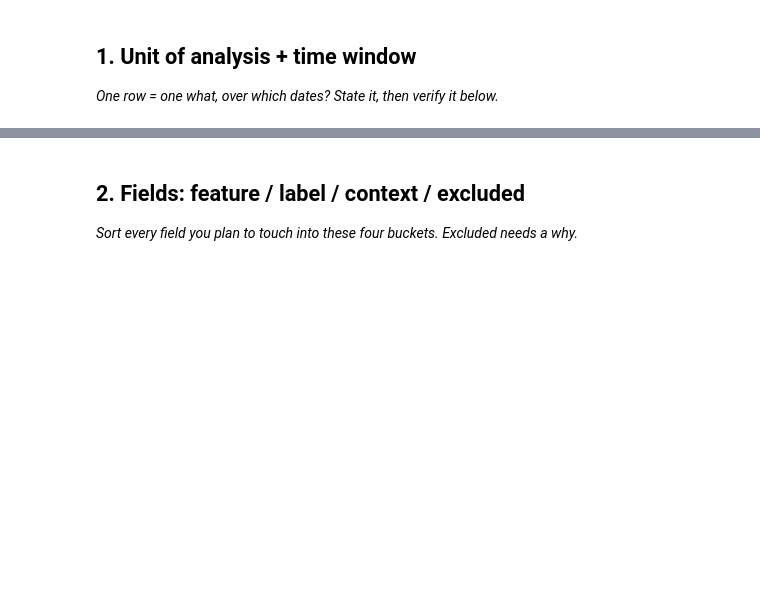
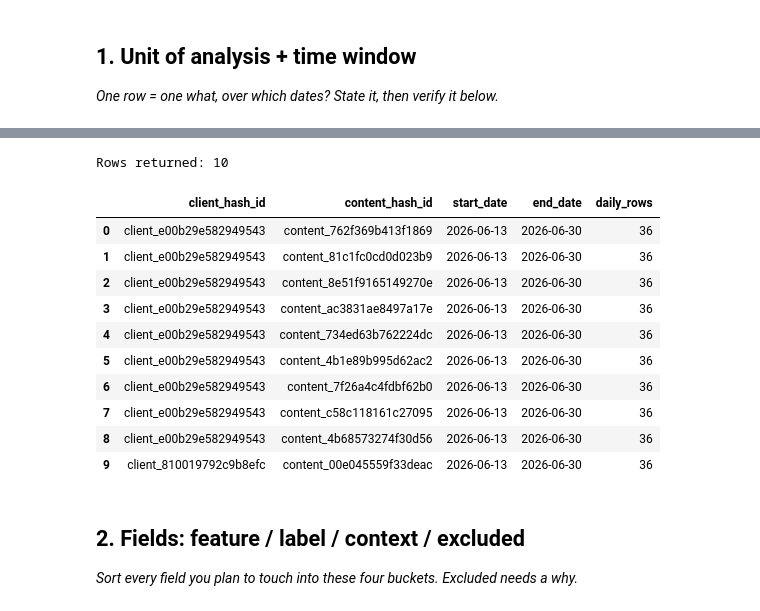
Before and after one commit to shweta1805/flyrank-ml-internship, a Jupyter notebook: work/notebooks/w03_data_contract.ipynb, the cells around one changed output, grey strips where cells are left out. Cells and saved outputs as stored; diff of their text form; code cells hidden in the pictures; blank space fills up the shorter version.

```diff
--- a/work/notebooks/w03_data_contract.ipynb
+++ b/work/notebooks/w03_data_contract.ipynb
@@ -8,0 +35,20 @@ This skeleton is yours to fill. Work the sections **in order** — each one has
+# %%
+import duckdb
+
+con = duckdb.connect()
+
+con.execute(
+    f"CREATE OR REPLACE SECRET hf "
+    f"(TYPE huggingface, TOKEN '{HF_TOKEN}')"
+)
+
+REL = "hf://datasets/FlyRank/internship-warehouse"
+
+TABLES = {
+    "dim_clients": f"read_parquet('{REL}/dim_clients.parquet')",
+    "dim_content": f"read_parquet('{REL}/dim_content.parquet')",
+    "fact_daily": f"read_parquet('{REL}/fact_content_daily_performance/**/*.parquet')",
+    "fact_query_90d": f"read_parquet('{REL}/fact_content_query_90d.parquet')",
+}
+
+print("DuckDB connected to FlyRank warehouse.")
@@ -16,3 +69,37 @@ This skeleton is yours to fill. Work the sections **in order** — each one has
+# %%
+# Verify the grain: one row per content item and client
+query = f"""
+SELECT
+    client_hash_id,
+    content_hash_id,
+    MIN(report_date) AS start_date,
+    MAX(report_date) AS end_date,
+    COUNT(*) AS daily_rows
+FROM {TABLES["fact_daily"]}
+WHERE report_date >= DATE '2026-06-01'
+  AND report_date < DATE '2026-07-01'
+GROUP BY client_hash_id, content_hash_id
+ORDER BY daily_rows DESC
+LIMIT 10
+"""
+
+grain_check = con.sql(query).df()
+
+print("Rows returned:", len(grain_check))
+grain_check
+# %% [output]
+Rows returned: 10
+|  | client_hash_id | content_hash_id | start_date | end_date | daily_rows |
+| 0 | client_e00b29e582949543 | content_762f369b413f1869 | 2026-06-13 | 2026-06-30 | 36 |
+| 1 | client_e00b29e582949543 | content_81c1fc0cd0d023b9 | 2026-06-13 | 2026-06-30 | 36 |
+| 2 | client_e00b29e582949543 | content_8e51f9165149270e | 2026-06-13 | 2026-06-30 | 36 |
+| 3 | client_e00b29e582949543 | content_ac3831ae8497a17e | 2026-06-13 | 2026-06-30 | 36 |
+| 4 | client_e00b29e582949543 | content_734ed63b762224dc | 2026-06-13 | 2026-06-30 | 36 |
+| 5 | client_e00b29e582949543 | content_4b1e89b995d62ac2 | 2026-06-13 | 2026-06-30 | 36 |
+| 6 | client_e00b29e582949543 | content_7f26a4c4fdbf62b0 | 2026-06-13 | 2026-06-30 | 36 |
+| 7 | client_e00b29e582949543 | content_c58c118161c27095 | 2026-06-13 | 2026-06-30 | 36 |
+| 8 | client_e00b29e582949543 | content_4b68573274f30d56 | 2026-06-13 | 2026-06-30 | 36 |
+| 9 | client_810019792c9b8efc | content_00e045559f33deac | 2026-06-13 | 2026-06-30 | 36 |
 # %% [markdown]
 ## 2. Fields: feature / label / context / excluded
 
```
Also changed, not shown: parts of 14 cells of this notebook.
